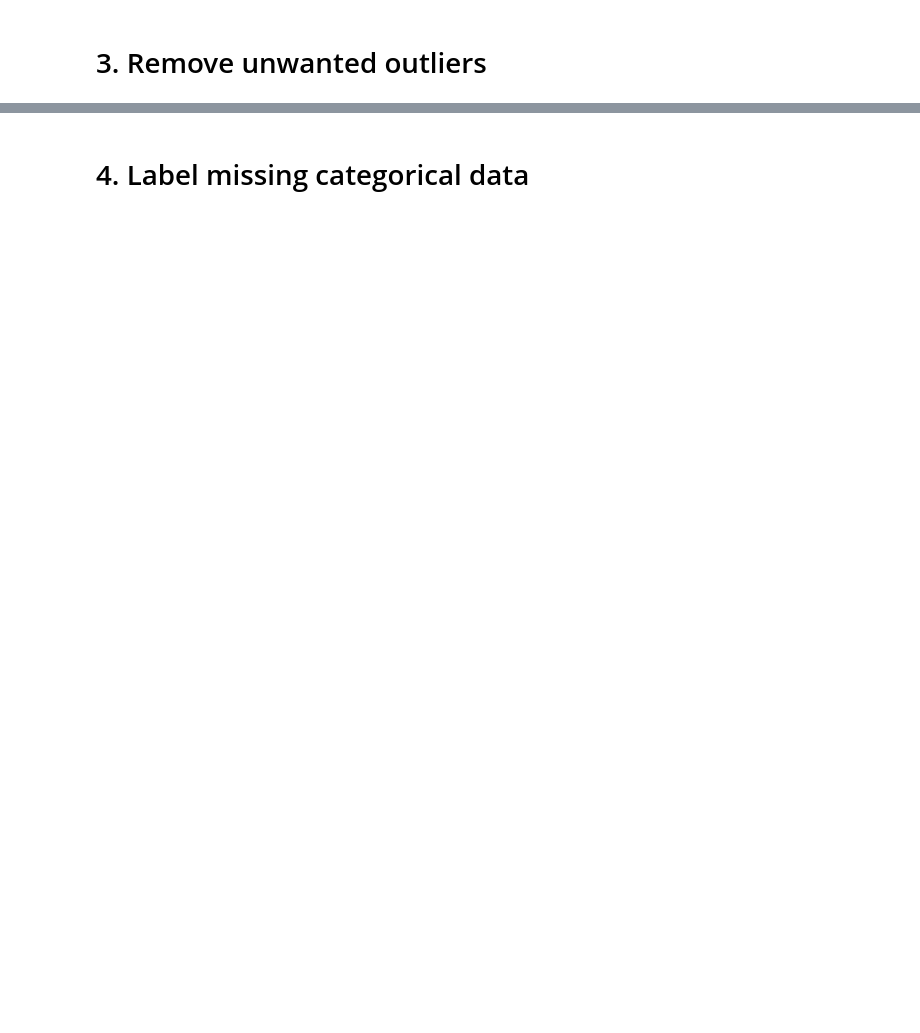
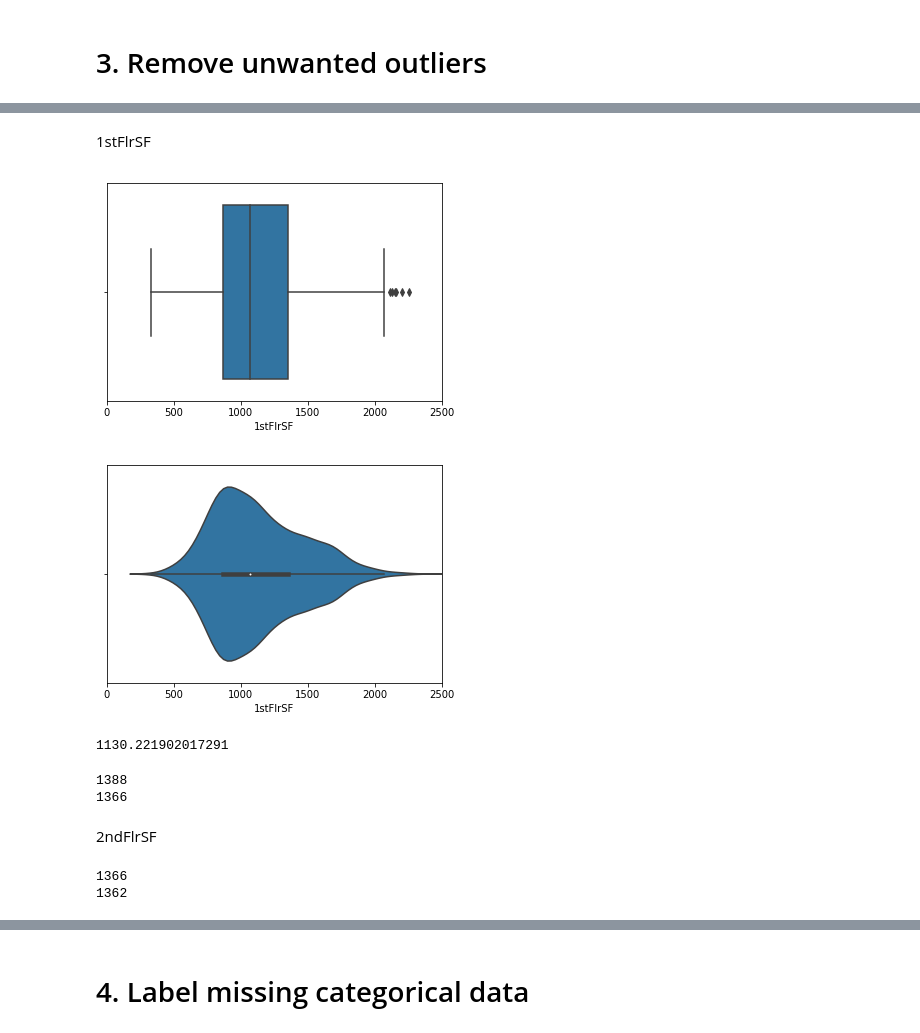
Before and after one commit to eric-hendrickson/data_science_final_project, a Jupyter notebook: Final Project.ipynb, the cells around one changed output, grey strips where cells are left out. Drawn from its saved outputs; the diff is of its cells as text; code cells hidden in the pictures; blank space fills up the shorter version.

```diff
--- a/Final Project.ipynb
+++ b/Final Project.ipynb
@@ -218,0 +313,33 @@ for column in df:
+# %% [markdown]
+1stFlrSF
+# %%
+sns.boxplot(df['1stFlrSF'])
+plt.xlim(0, 2500)
+plt.show()
+
+sns.violinplot(df['1stFlrSF'])
+plt.xlim(0, 2500)
+plt.show()
+
+print(df['1stFlrSF'].mean())
+# %% [output]
+[figure, added]
+[figure, added]
+1130.221902017291
+# %%
+print(len(df))
+df = df[df['1stFlrSF'] <= 2000]
+df = df[df['1stFlrSF'] >= 500]
+print(len(df))
+# %% [output]
+1388
+1366
+# %% [markdown]
+2ndFlrSF
+# %%
+print(len(df))
+df = df[df['2ndFlrSF'] <= 1500]
+print(len(df))
+# %% [output]
+1366
+1362
```
Also changed, not shown: parts of 33 cells of this notebook, 1 other file.
